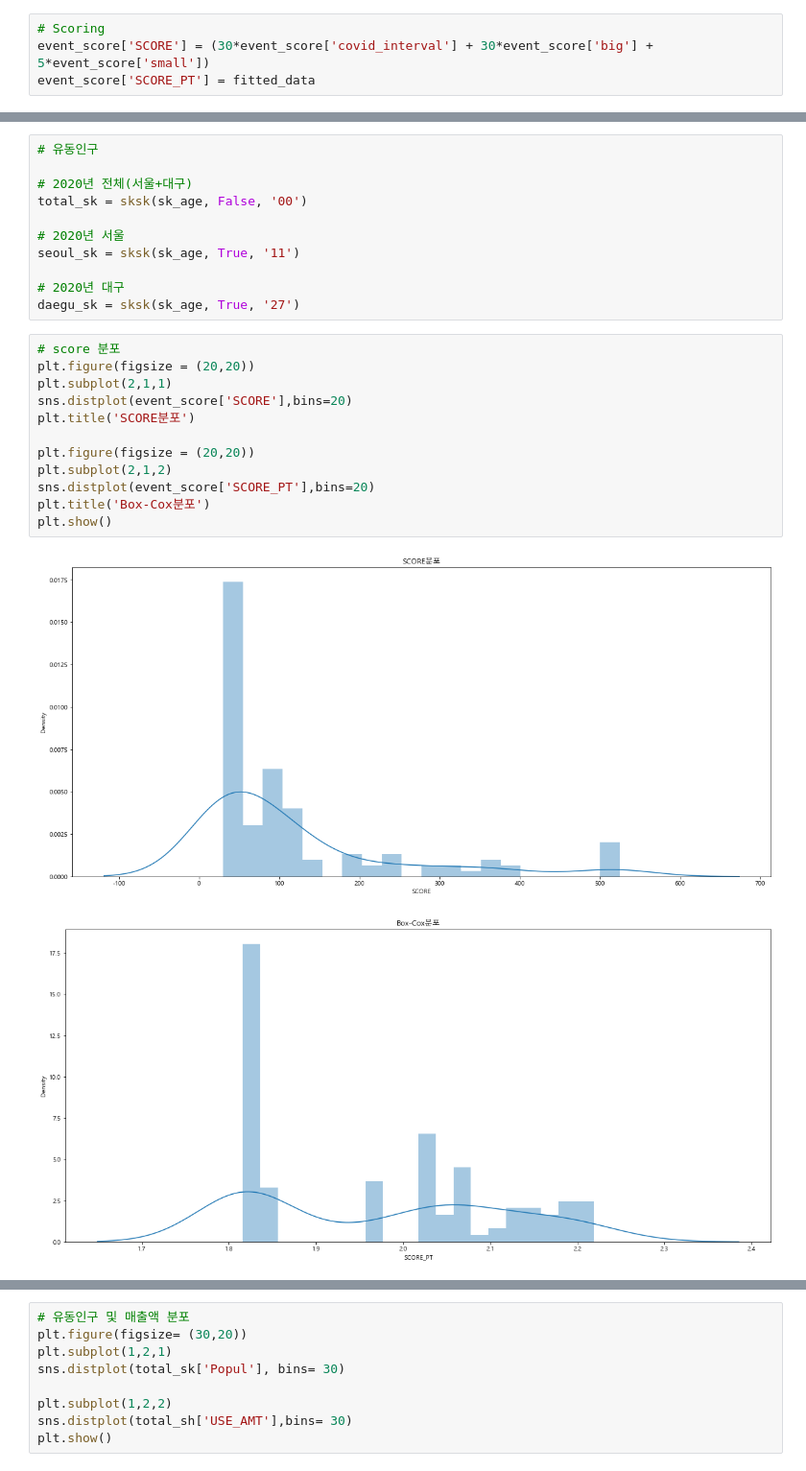
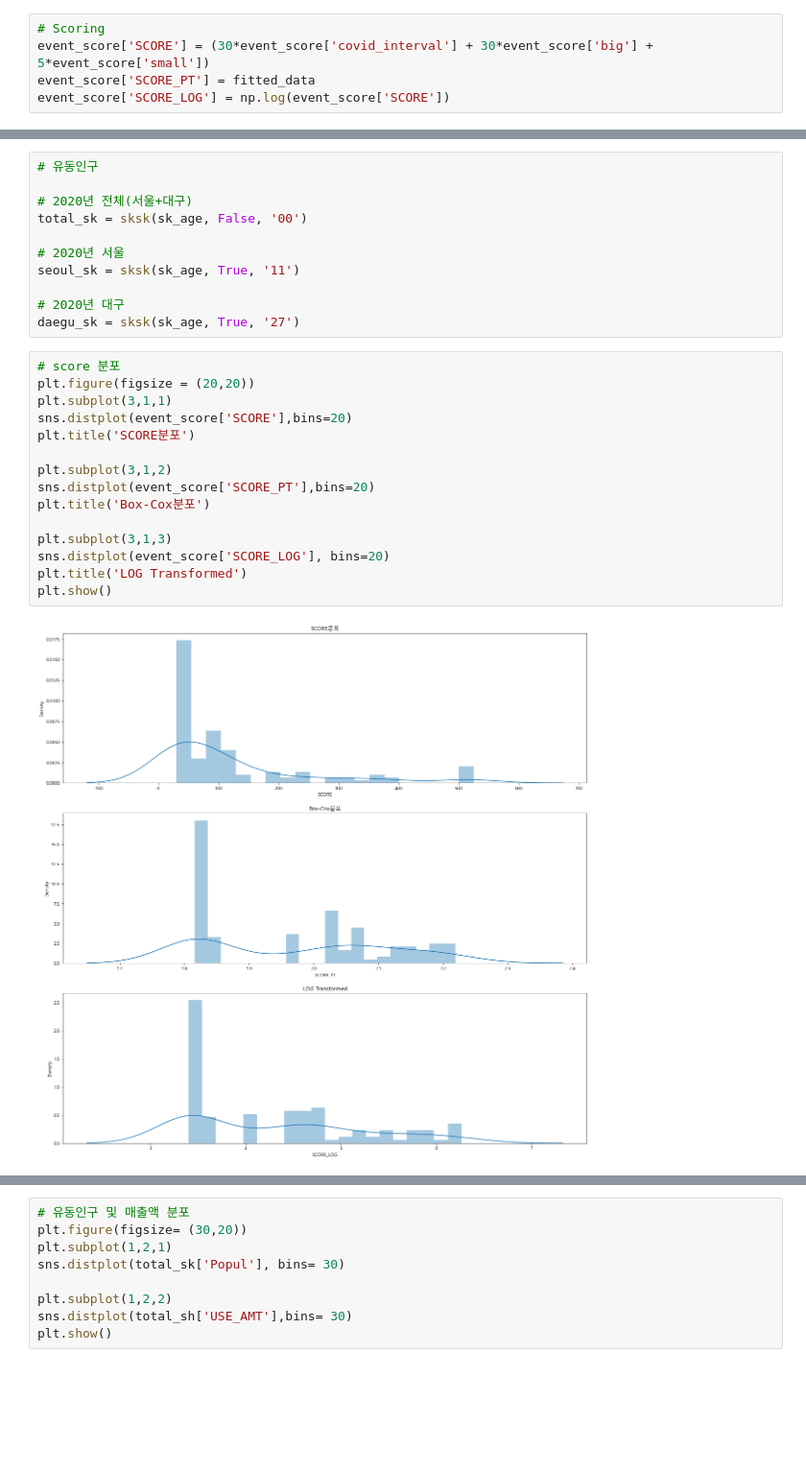
Before and after one commit to Lee-JeongMin/Bigcontest2020, a Jupyter notebook: Scoring/20200912_SH_Interval_score_transformation.ipynb, the cells around one changed output, grey strips where cells are left out. Shown at 96% size. Saved outputs shown, nothing was run; the diff lists cells and outputs as text; blank space fills up the shorter version.

```diff
--- a/Scoring/20200912_SH_Interval_score_transformation.ipynb
+++ b/Scoring/20200912_SH_Interval_score_transformation.ipynb
@@ -77,6 +77,7 @@ fitted_lambda
 # Scoring
 event_score['SCORE'] = (30*event_score['covid_interval'] + 30*event_score['big'] + 5*event_score['small'])
 event_score['SCORE_PT'] = fitted_data
+event_score['SCORE_LOG'] = np.log(event_score['SCORE'])
 # %%
 pd.set_option('display.max_row', 121)
 event_score
@@ -212,15 +213,17 @@ daegu_sk = sksk(sk_age, True, '27')
 # %%
 # score 분포
 plt.figure(figsize = (20,20))
-plt.subplot(2,1,1)
+plt.subplot(3,1,1)
 sns.distplot(event_score['SCORE'],bins=20)
 plt.title('SCORE분포')
 
-plt.figure(figsize = (20,20))
-plt.subplot(2,1,2)
+plt.subplot(3,1,2)
 sns.distplot(event_score['SCORE_PT'],bins=20)
 plt.title('Box-Cox분포')
+
+plt.subplot(3,1,3)
+sns.distplot(event_score['SCORE_LOG'], bins=20)
+plt.title('LOG Transformed')
 plt.show()
 # %% [output]
-[figure, old version]
+[figure, new version]
-[figure, removed]
```
Also changed, not shown: parts of 2 cells of this notebook, 1 other file.
